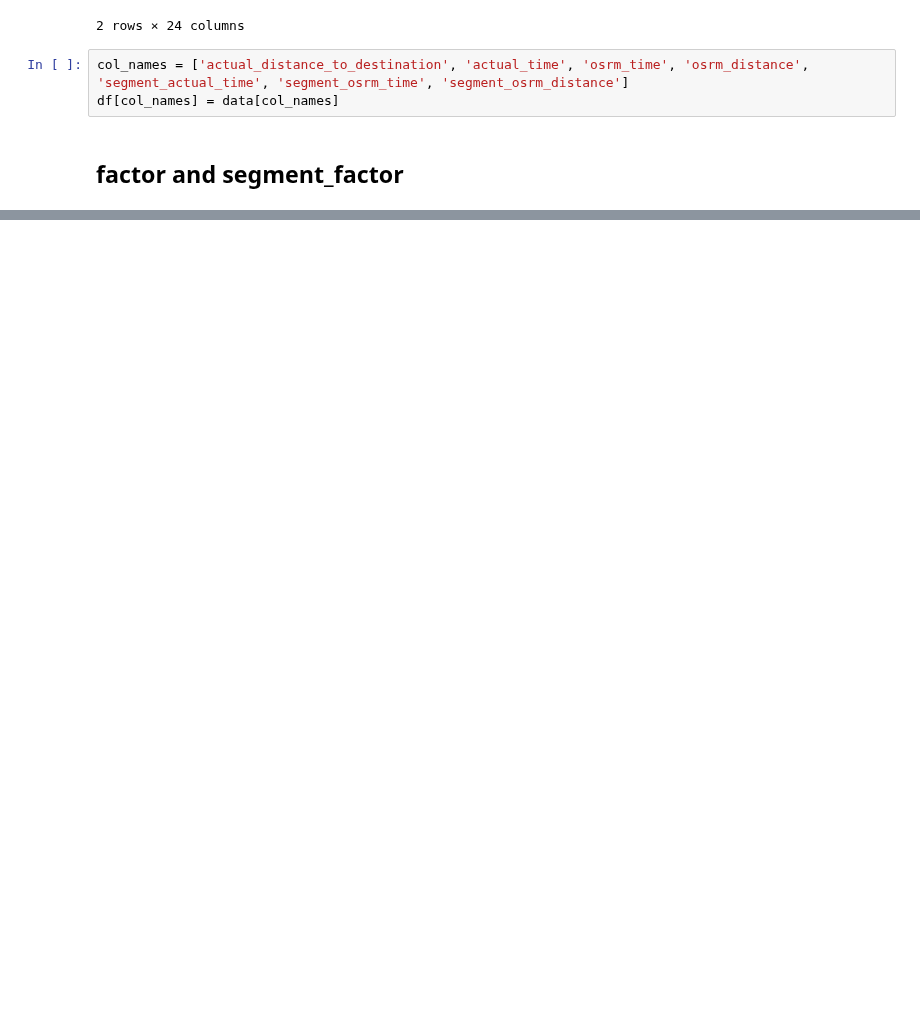
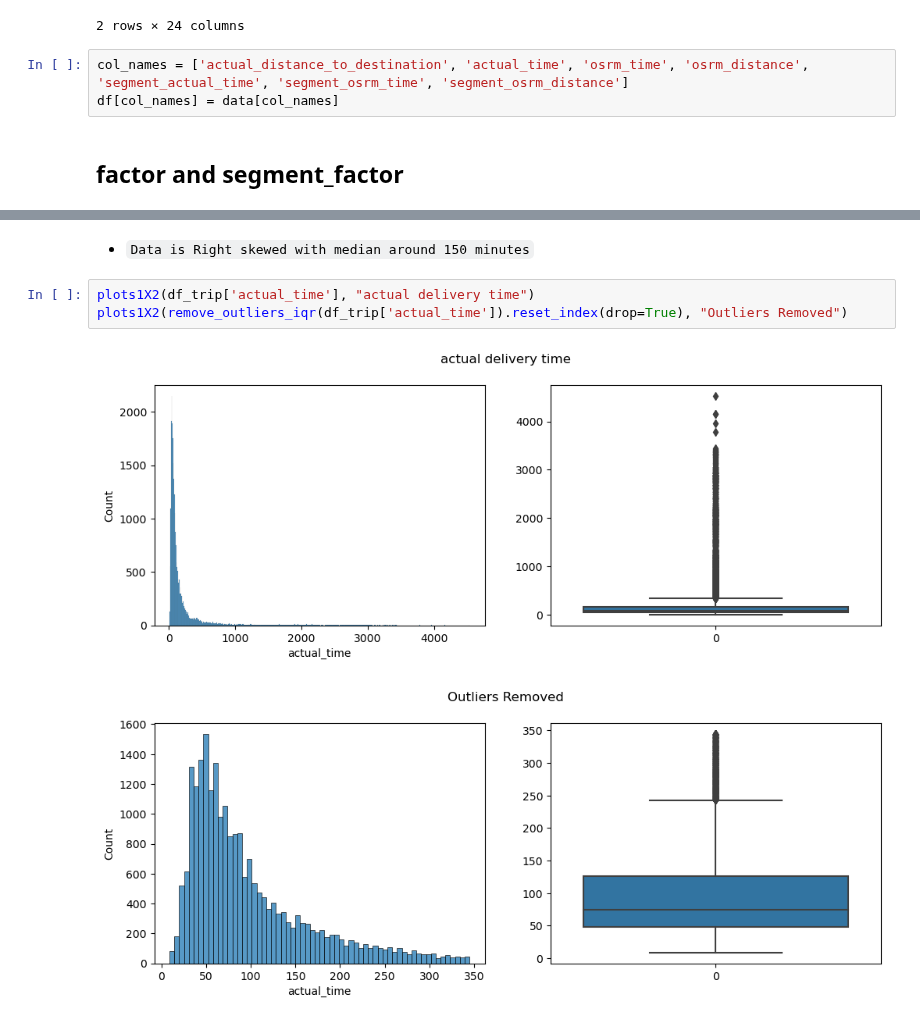
Before and after one commit to muthuganeshece/Business-Case-Study, a Jupyter notebook: Delhivery/Notebook/Delhivery_FeatureEngineering.ipynb, the cells around one changed output, grey strips where cells are left out. Saved outputs shown, nothing was run; the diff lists cells and outputs as text; blank space fills up the shorter version.

```diff
--- a/Delhivery/Notebook/Delhivery_FeatureEngineering.ipynb
+++ b/Delhivery/Notebook/Delhivery_FeatureEngineering.ipynb
@@ -616,0 +638,8 @@ Text(0.5, 1.0, 'No. of trips by Route')
+# %% [markdown]
+- `Data is Right skewed with median around 150 minutes`
+# %%
+plots1X2(df_trip['actual_time'], "actual delivery time")
+plots1X2(remove_outliers_iqr(df_trip['actual_time']).reset_index(drop=True), "Outliers Removed")
+# %% [output]
+[figure, added]
+[figure, added]
```
Also changed, not shown: parts of 92 cells of this notebook.
